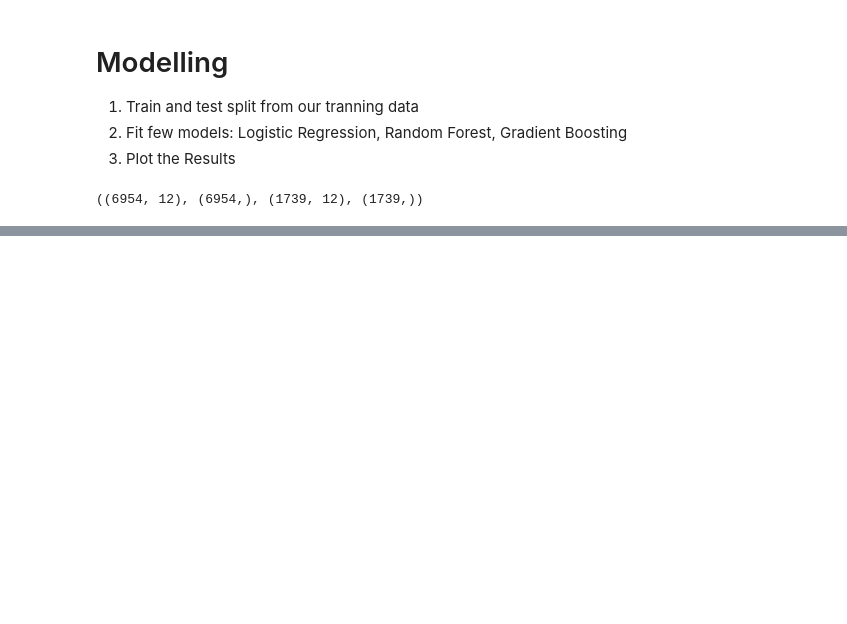
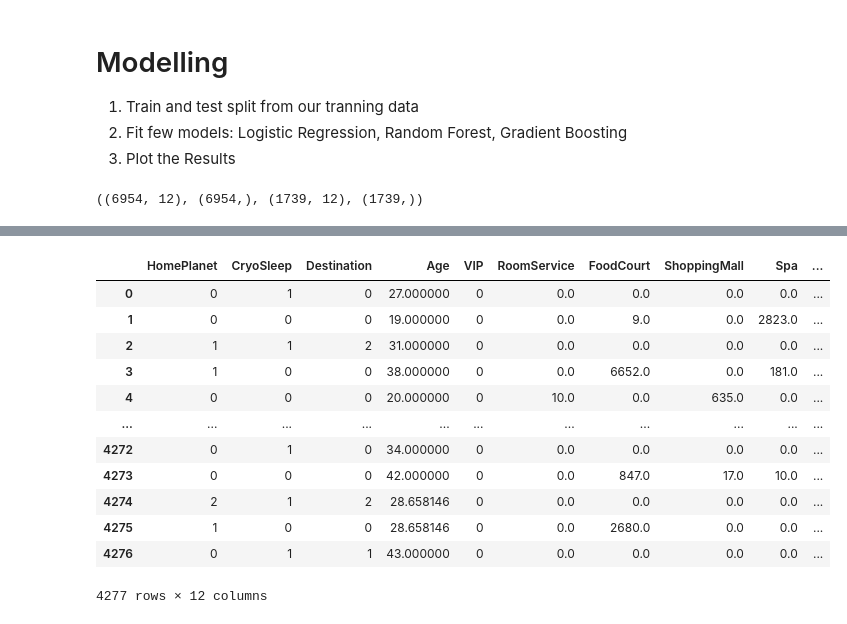
Before and after one commit to 0Ellias0/Spaceship-Titanic-Competition-, a Jupyter notebook: main.ipynb, the cells around one changed output, grey strips where cells are left out. Drawn from its saved outputs; the diff is of its cells as text; code cells hidden in the pictures; blank space fills up the shorter version.

```diff
--- a/main.ipynb
+++ b/main.ipynb
@@ -424,0 +470,15 @@ plt.ylim(0.5,1);
+# %%
+import numpy as np
+
+# building the deck and port features form the 'Cabin' column
+df_test['Deck'] = df_test['Cabin'].apply(lambda s: s[0] if pd.notnull(s) else 'M')
+df_test['Port'] = df_test['Cabin'].apply(lambda s: s[-1] if pd.notnull(s) else 'M')
+df_test['Deck'] = df_test['Deck'].map({'B':0, 'F':1, 'A':2, 'G':3, 'E':5,'C':6,'T':7})
+df_test['Port'] = df_test['Port'].map({'P':0, 'S':1}).astype(int)
+df_test.drop(['Cabin'],axis=1,inplace=True)
+# %%
+df_test['HomePlanet'] = df_test['HomePlanet'].map({'Earth':0, 'Europa':1,'Mars':2})
+df_test['Destination'] = df_test['Destination'].map({'TRAPPIST-1e':0, 'PSO J318.5-22':1,'55 Cancri e':2})
+# %%
+df_test['VIP'] = df_test['VIP'].astype(int)
+df_test['CryoSleep'] = df_test['CryoSleep'].astype(int)
@@ -424,0 +510,18 @@ plt.ylim(0.5,1);
+# %%
+df_test['Deck'].fillna(df_test['Deck'].mean(), inplace=True)
+# %%
+df_test
+# %% [output]
+|  | HomePlanet | CryoSleep | Destination | Age | VIP | RoomService | FoodCourt | ShoppingMall | Spa | ... |
+| 0 | 0 | 1 | 0 | 27.000000 | 0 | 0.0 | 0.0 | 0.0 | 0.0 | ... |
+| 1 | 0 | 0 | 0 | 19.000000 | 0 | 0.0 | 9.0 | 0.0 | 2823.0 | ... |
+| 2 | 1 | 1 | 2 | 31.000000 | 0 | 0.0 | 0.0 | 0.0 | 0.0 | ... |
+| 3 | 1 | 0 | 0 | 38.000000 | 0 | 0.0 | 6652.0 | 0.0 | 181.0 | ... |
+| 4 | 0 | 0 | 0 | 20.000000 | 0 | 10.0 | 0.0 | 635.0 | 0.0 | ... |
+| ... | ... | ... | ... | ... | ... | ... | ... | ... | ... | ... |
+| 4272 | 0 | 1 | 0 | 34.000000 | 0 | 0.0 | 0.0 | 0.0 | 0.0 | ... |
+| 4273 | 0 | 0 | 0 | 42.000000 | 0 | 0.0 | 847.0 | 17.0 | 10.0 | ... |
+| 4274 | 2 | 1 | 2 | 28.658146 | 0 | 0.0 | 0.0 | 0.0 | 0.0 | ... |
+| 4275 | 1 | 0 | 0 | 28.658146 | 0 | 0.0 | 2680.0 | 0.0 | 0.0 | ... |
+| 4276 | 0 | 1 | 1 | 43.000000 | 0 | 0.0 | 0.0 | 0.0 | 0.0 | ... |
+4277 rows × 12 columns
```
Also changed, not shown: parts of 13 cells of this notebook, 2 other files.
